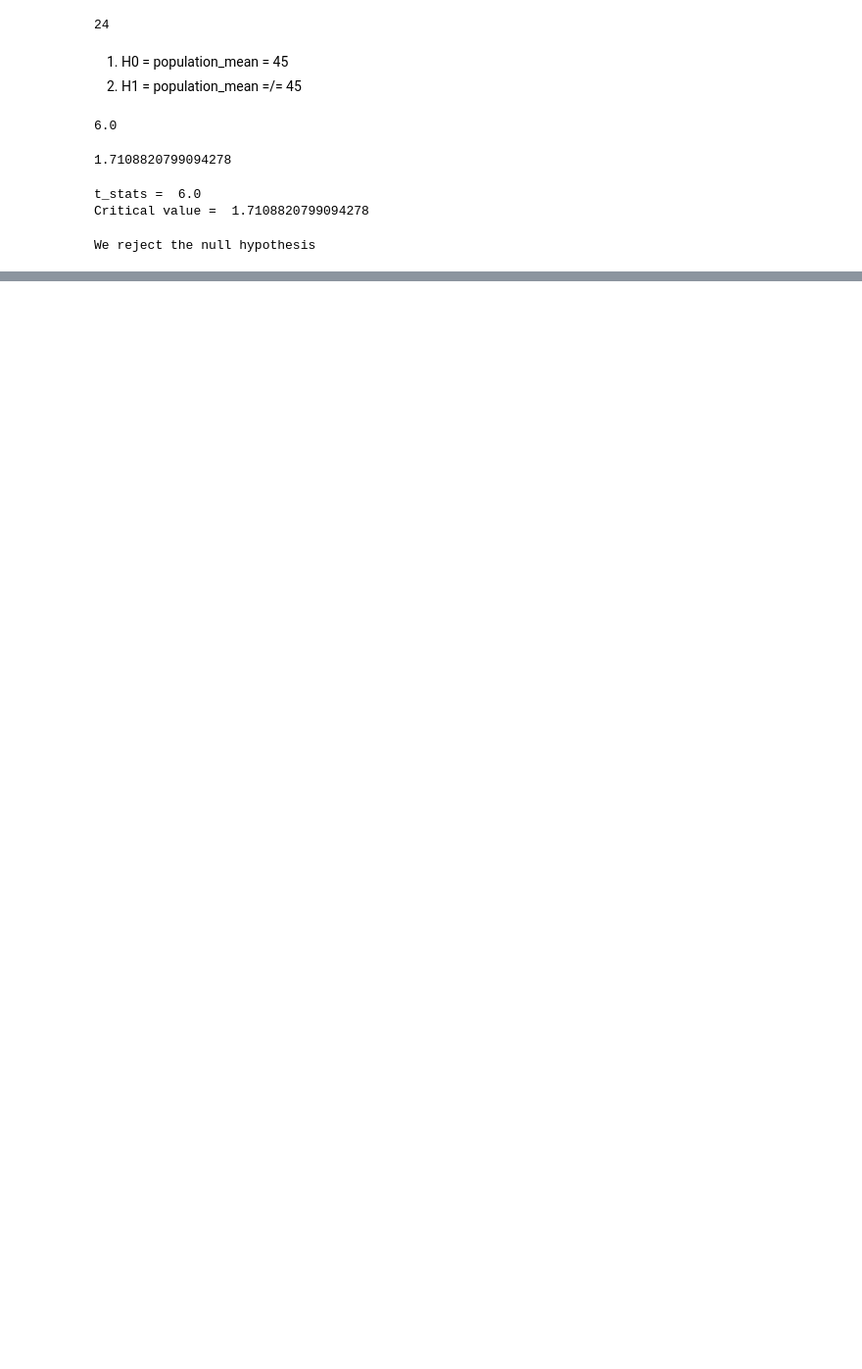
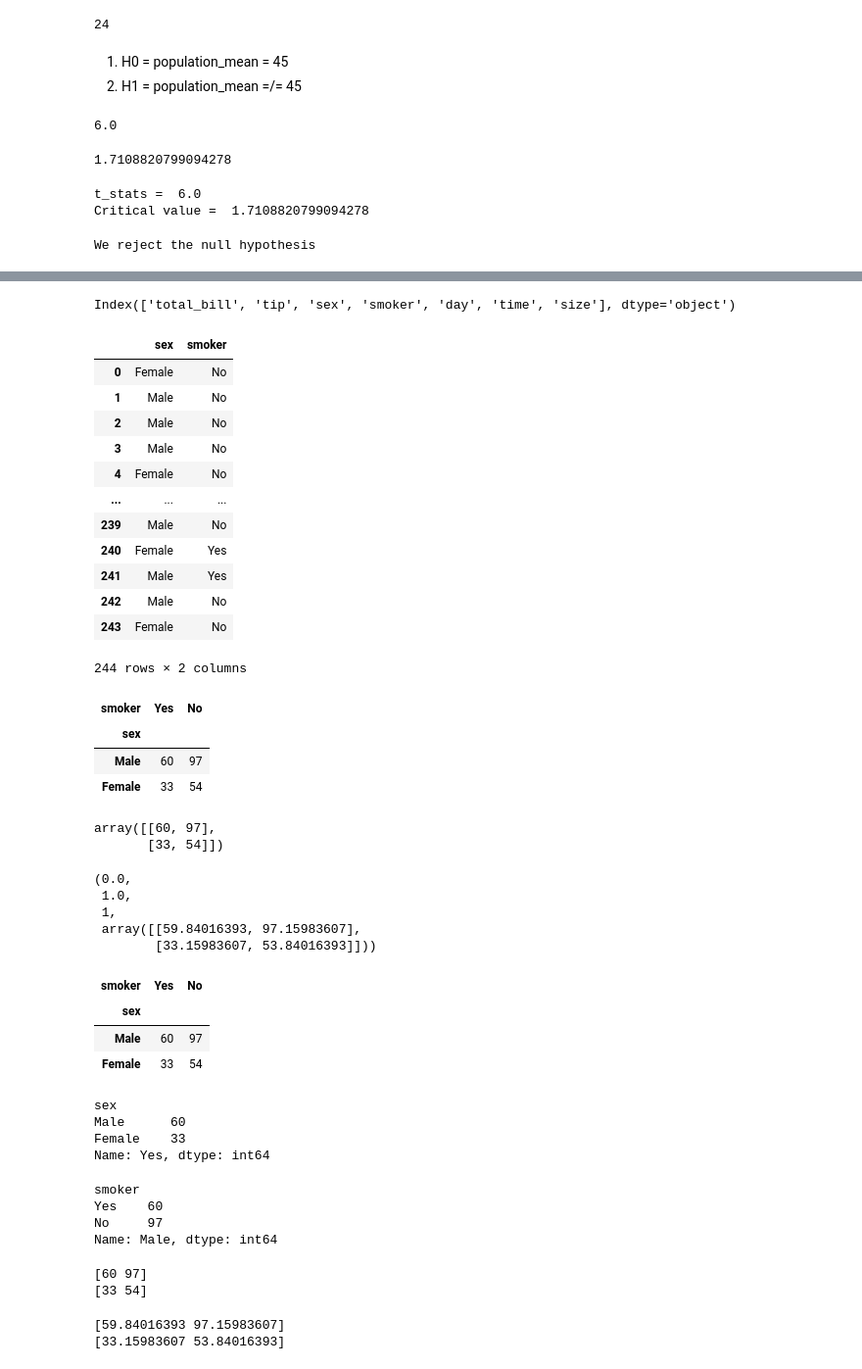
Before and after one commit to DeepjyotiBhattacharjee/Statistics-for-Data-Science, a Jupyter notebook: Stats 3.ipynb, the cells around one changed output, grey strips where cells are left out. Shown at 98% size. Cells and saved outputs as stored; diff of their text form; code cells hidden in the pictures; blank space fills up the shorter version.

```diff
--- a/Stats 3.ipynb
+++ b/Stats 3.ipynb
@@ -315,0 +348,36 @@ p_value = 1-stats.t.cdf
+# %%
+dataset.columns
+# %% [output]
+Index(['total_bill', 'tip', 'sex', 'smoker', 'day', 'time', 'size'], dtype='object')
+# %%
+# Chi square test is performed on categorical data
+dataset[['sex','smoker']]
+# %% [output]
+|  | sex | smoker |
+| 0 | Female | No |
+| 1 | Male | No |
+| 2 | Male | No |
+| 3 | Male | No |
+| 4 | Female | No |
+| ... | ... | ... |
+| 239 | Male | No |
+| 240 | Female | Yes |
+| 241 | Male | Yes |
+| 242 | Male | No |
+| 243 | Female | No |
+244 rows × 2 columns
+# %%
+import pandas as pd
+dataset_table = pd.crosstab(dataset['sex'],dataset['smoker'])
+dataset_table
+# %% [output]
+| smoker | Yes | No |
+| sex |  |  |
+| Male | 60 | 97 |
+| Female | 33 | 54 |
+# %%
+dataset_array = dataset_table.values
+dataset_array
+# %% [output]
+array([[60, 97],
+       [33, 54]])
@@ -315,0 +389,41 @@ p_value = 1-stats.t.cdf
+# %%
+statistic_test, p_value, df, expected_value
+# %% [output]
+(0.0,
+ 1.0,
+ 1,
+ array([[59.84016393, 97.15983607],
+        [33.15983607, 53.84016393]]))
+# %%
+dataset_table
+# %% [output]
+| smoker | Yes | No |
+| sex |  |  |
+| Male | 60 | 97 |
+| Female | 33 | 54 |
+# %%
+dataset_table.iloc[0:2,0]
+# %% [output]
+sex
+Male      60
+Female    33
+Name: Yes, dtype: int64
+# %%
+dataset_table.iloc[0,0:2]
+# %% [output]
+smoker
+Yes    60
+No     97
+Name: Male, dtype: int64
+# %%
+for o, e in zip(observed_value,expected_value):
+    print(o)
+# %% [output]
+[60 97]
+[33 54]
+# %%
+for o, e in zip(observed_value,expected_value):
+    print(e)
+# %% [output]
+[59.84016393 97.15983607]
+[33.15983607 53.84016393]
```
Also changed, not shown: parts of 10 cells of this notebook.
